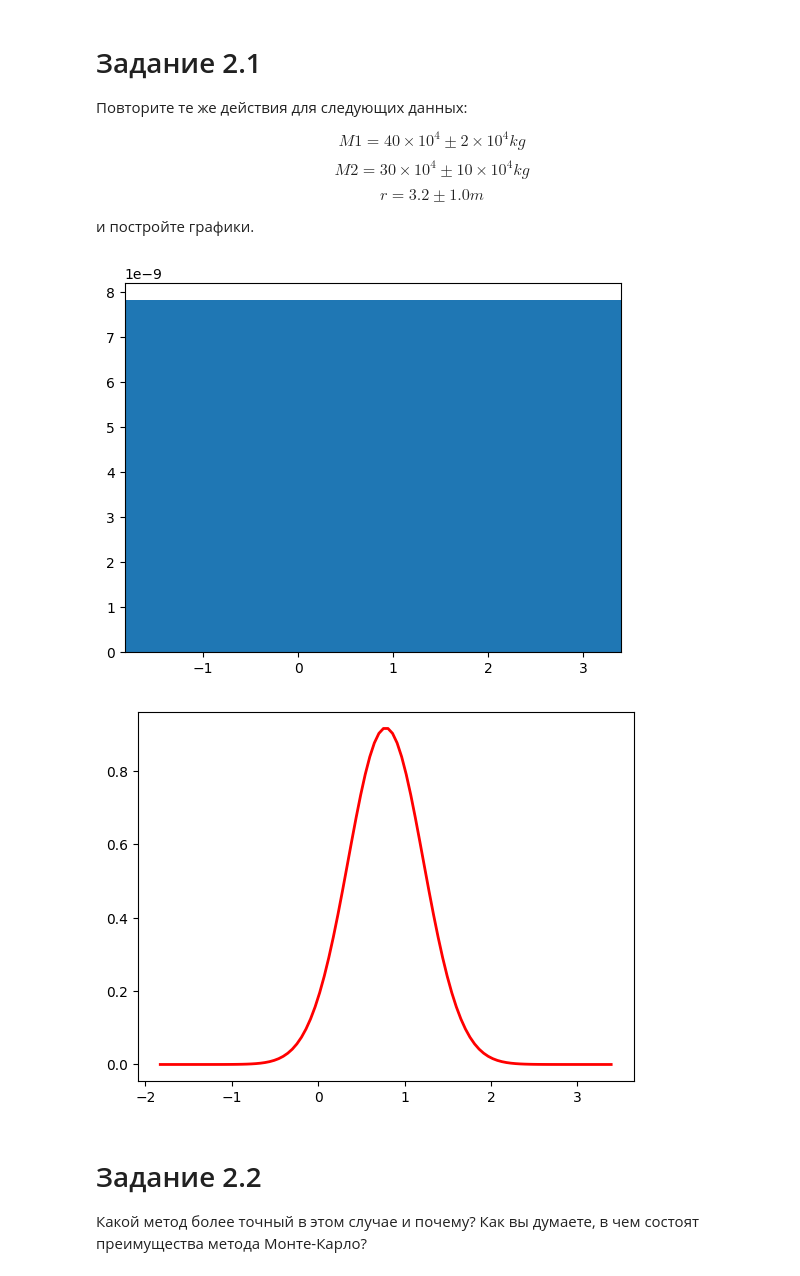
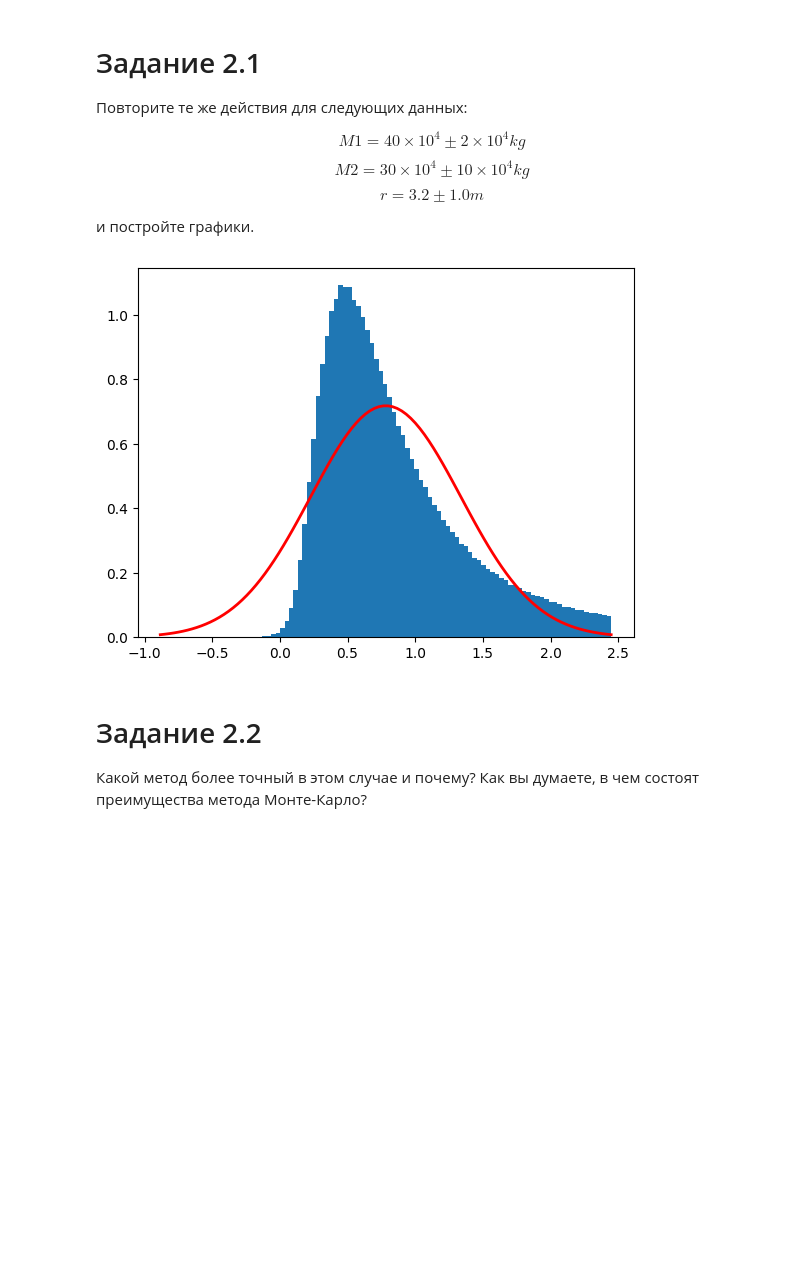
Before and after one commit to underham2ter/comp-phys, a Jupyter notebook: Distribution error.ipynb, the cells around one changed output. Drawn from its saved outputs; the diff is of its cells as text; code cells hidden in the pictures; blank space fills up the shorter version.

```diff
--- a/Distribution error.ipynb
+++ b/Distribution error.ipynb
@@ -32,7 +32,7 @@ https://en.wikipedia.org/wiki/Propagation_of_uncertainty#Example_formulas
 def error(M1, dM1, M2, dM2, r, dr):
     G = 6.67384 * (10 ** -11)
     F = (G*M1*M2)/(r ** 2)
-    sigma = F * np.sqrt((dM1/M1) ** 2 + (dM2/M2) ** 2 + 2 * (dr/r) ** 2)
+    sigma = F * np.sqrt((dM1/M1) ** 2 + (dM2/M2) ** 2 + 4 * (dr/r) ** 2)
     return F, sigma
 # %%
 print(error(40*10**4, 0.05 * 10**4, 30 * 10**4, 0.1 * 10**4, 3.2, 0.01))
@@ -53,12 +53,15 @@ print(error(40*10**4, 0.05 * 10**4, 30 * 10**4, 0.1 * 10**4, 3.2, 0.01))
 Напишите функцию, которая моделирует силу методом Монте-Карло и строит нормированную гистограмму.
 # %%
 
-def MonteCarloNormal(M1, dM1, M2, dM2, r, dr, n=10**6):
+def MonteCarloNormal(M1, dM1, M2, dM2, r, dr, n=10**6, range=None):
     G = 6.67384 * (10 ** -11)
     M1_ = M1 + dM1*np.random.normal(size = n)
     M2_ = M2 + dM2*np.random.normal(size = n)
     r_ = r + dr*np.random.normal(size = n)
     F_ = (G*M1_*M2_)/(r_ ** 2)
+
+    if range:
+        F_ = F_[np.where((F_>range[0]) & (F_<range[1]))]
     # sigma = F_.std()
     # print("sigma = %s" % sigma)
     # sigma ~ theoretical error
@@ -104,19 +107,16 @@ $$r=3.2±1.0 m$$
 # %%
 
 F, sigma = error(40*10**4, 2 * 10**4, 30 * 10**4, 10 * 10**4, 3.2, 1)
-x = np.linspace(F - 6*sigma, F + 6*sigma, 100)
+x = np.linspace(F - 3*sigma, F + 3*sigma, 100)
 
 
-MonteCarloNormal(40*10**4, 2 * 10**4, 30 * 10**4, 10 * 10**4, 3.2, 1)
-plt.xlim(F-6*sigma,F + 6*sigma)
-plt.show()
+MonteCarloNormal(40*10**4, 2 * 10**4, 30 * 10**4, 10 * 10**4, 3.2, 1, range=(F-3*sigma,F + 3*sigma))
 plt.plot(x, 1/(sigma * np.sqrt(2 * np.pi)) *
                np.exp( - (x - F)**2 / (2 * sigma**2) ),
          linewidth=2, color='r')
 plt.show()
 # %% [output]
-[figure, old version]
+[figure, new version]
-[figure, removed]
 # %% [markdown]
 # Задание 2.2
 
```
Also changed, not shown: parts of 4 cells of this notebook, 2 other files.
